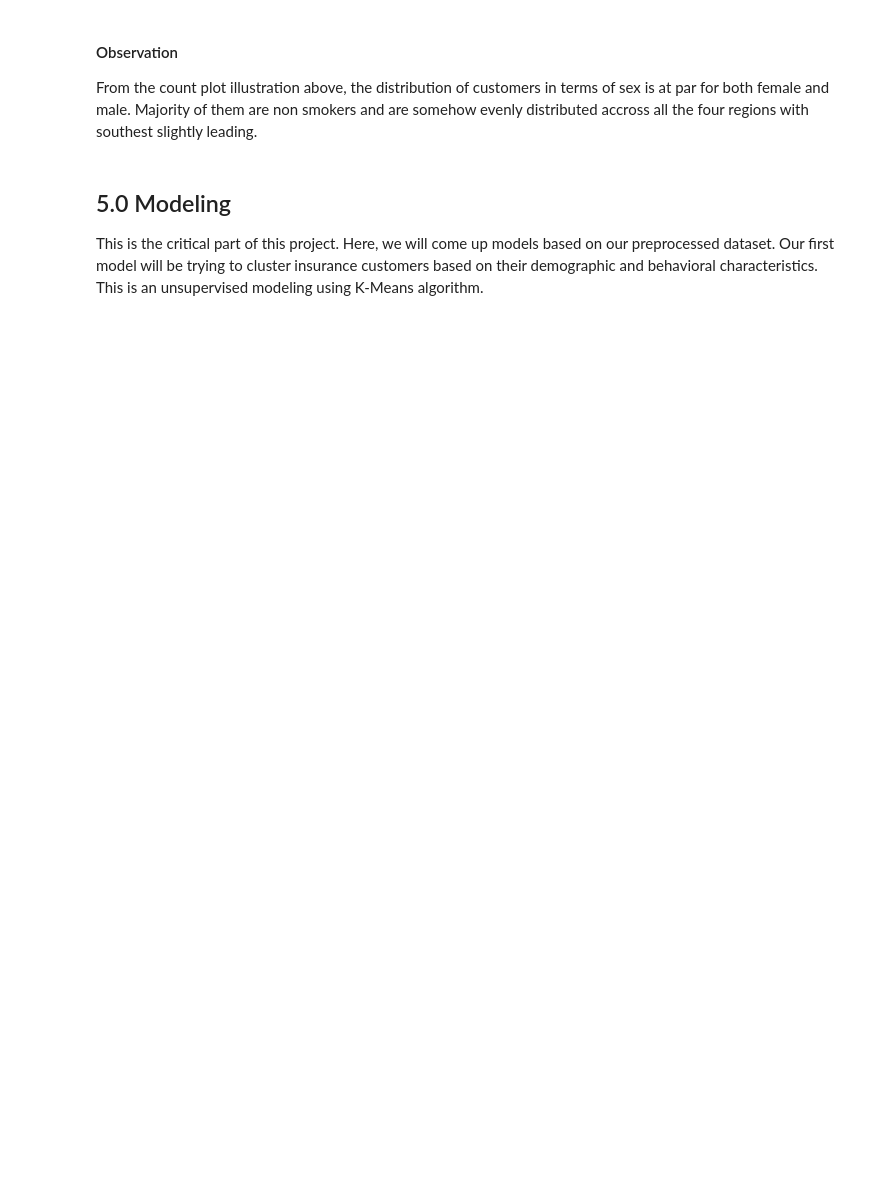
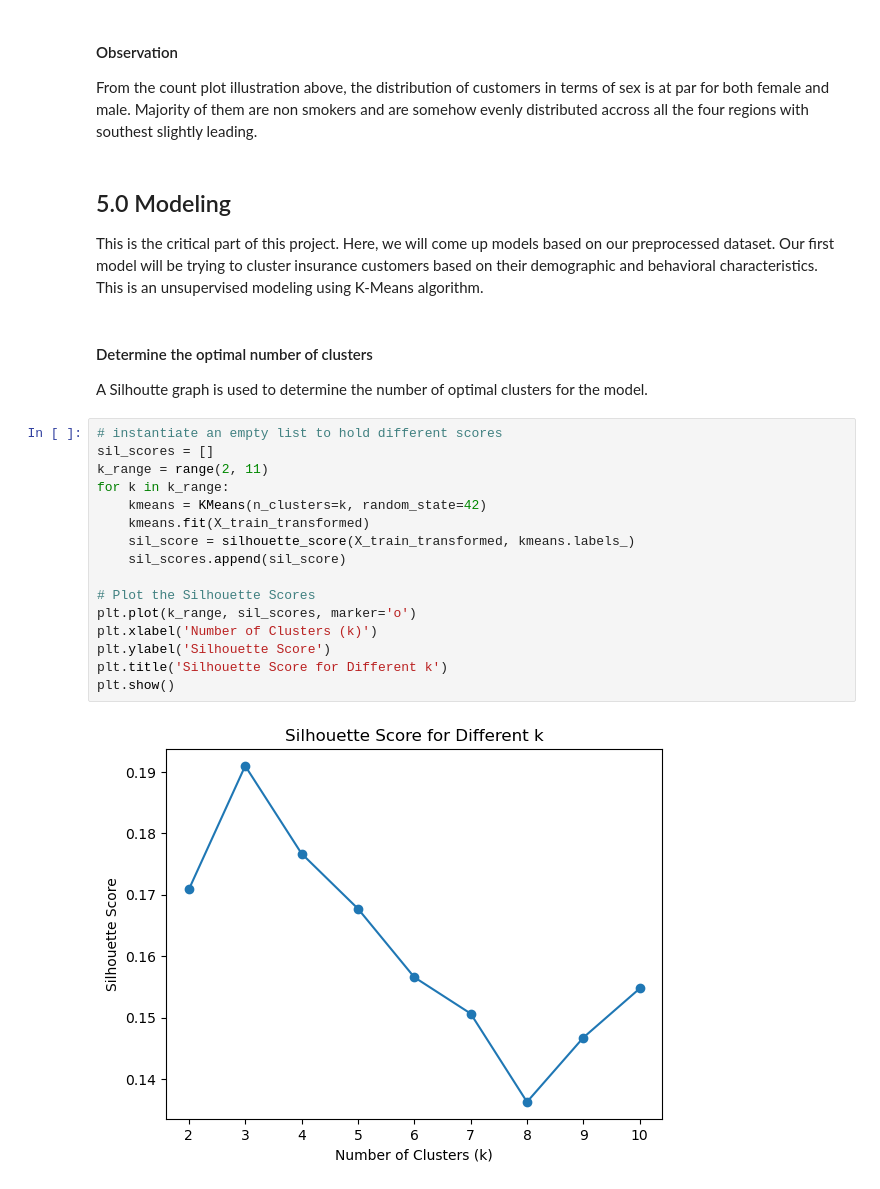
Before and after one commit to James-Kosgei/Phase-4-Project-, a Jupyter notebook: idex.ipynb, the cells around one changed output. Cells and saved outputs as stored; diff of their text form; blank space fills up the shorter version.

Commit message:
silhouette score validation

```diff
--- a/idex.ipynb
+++ b/idex.ipynb
@@ -281,3 +282,24 @@ From the count plot illustration above, the distribution of customers in terms o
 # %% [markdown]
 ## 5.0 Modeling
 This is the critical part of this project. Here, we will come up models based on our preprocessed dataset. Our first model will be trying to cluster insurance customers based on their demographic and behavioral characteristics. This is an unsupervised modeling using K-Means algorithm.
+# %% [markdown]
+#### Determine the optimal number of clusters
+A Silhoutte graph is used to determine the number of optimal clusters for the model.
+# %%
+# instantiate an empty list to hold different scores
+sil_scores = []
+k_range = range(2, 11)
+for k in k_range:
+    kmeans = KMeans(n_clusters=k, random_state=42)
+    kmeans.fit(X_train_transformed)
+    sil_score = silhouette_score(X_train_transformed, kmeans.labels_)
+    sil_scores.append(sil_score)
+
+# Plot the Silhouette Scores
+plt.plot(k_range, sil_scores, marker='o')
+plt.xlabel('Number of Clusters (k)')
+plt.ylabel('Silhouette Score')
+plt.title('Silhouette Score for Different k')
+plt.show()
+# %% [output]
+[figure, added]
```
Also changed, not shown: parts of 18 cells of this notebook.
